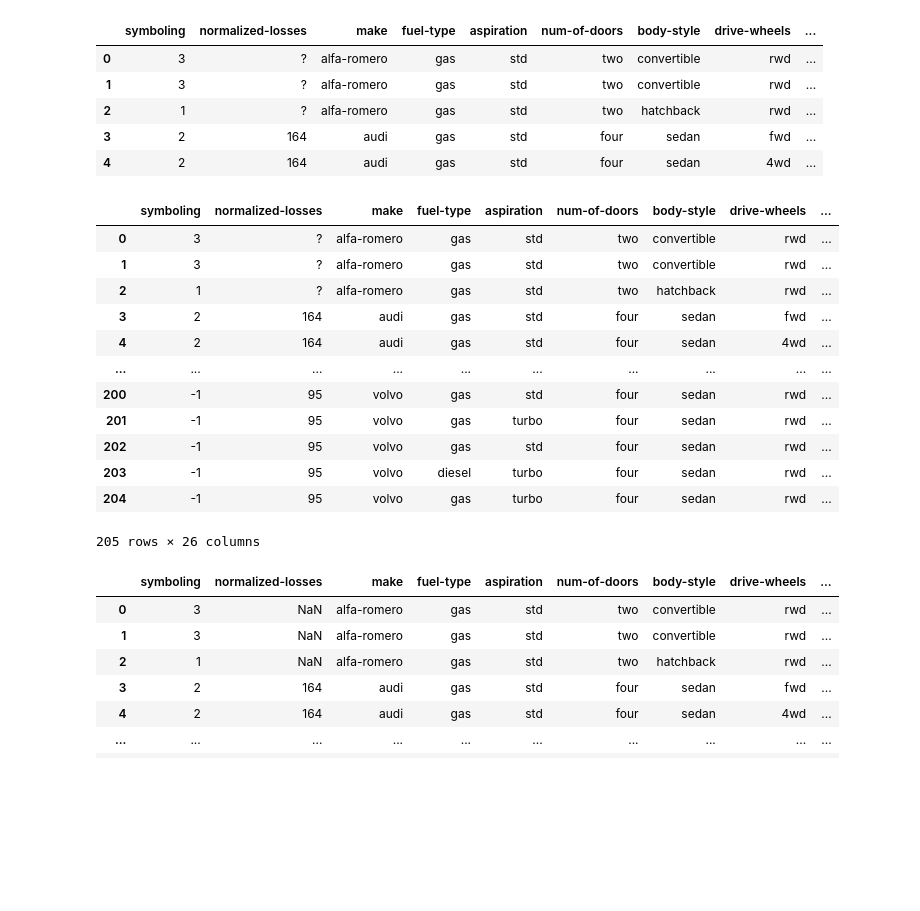
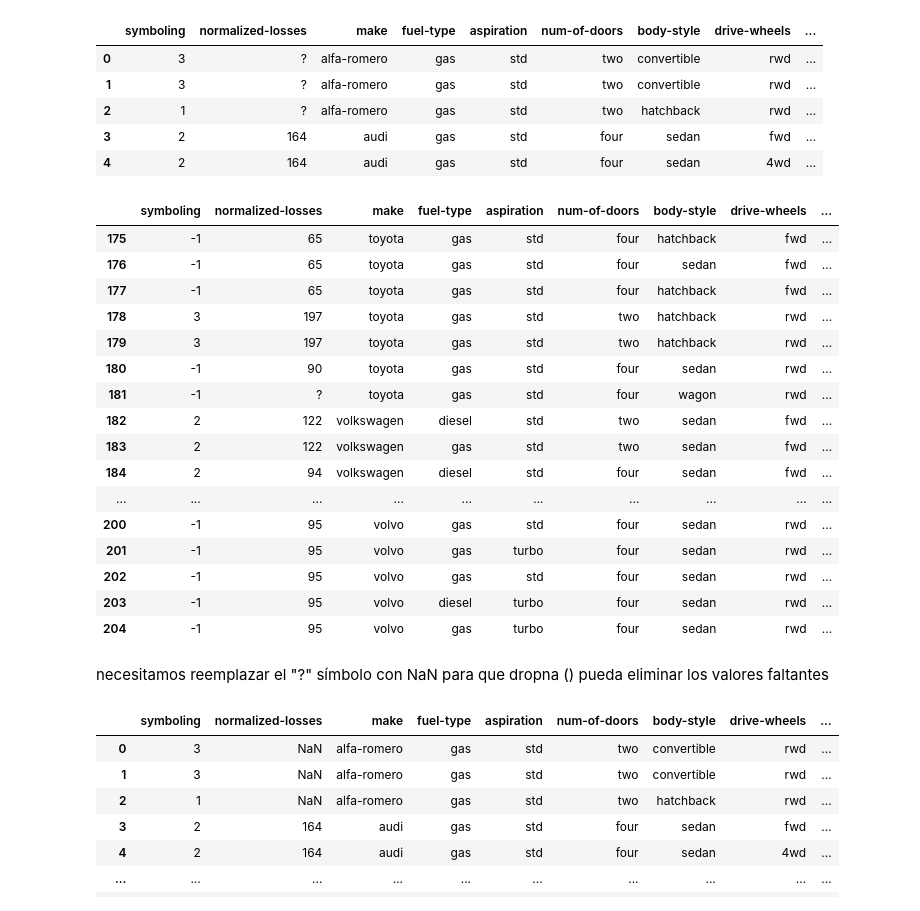
Before and after one commit to RubenMcCarty/Desicion_Making_Model_UPN, a Jupyter notebook: Lab_05_Adquisicion_Datos_Introducción.ipynb, the cells around one changed output. Cells and saved outputs as stored; diff of their text form; code cells hidden in the pictures; blank space fills up the shorter version.

```diff
--- a/Lab_05_Adquisicion_Datos_Introducción.ipynb
+++ b/Lab_05_Adquisicion_Datos_Introducción.ipynb
@@ -162,21 +162,27 @@ df.head()
 | 3 | 2 | 164 | audi | gas | std | four | sedan | fwd | ... |
 | 4 | 2 | 164 | audi | gas | std | four | sedan | 4wd | ... |
 # %%
-df
+df.tail(30)
 # %% [output]
 |  | symboling | normalized-losses | make | fuel-type | aspiration | num-of-doors | body-style | drive-wheels | ... |
-| 0 | 3 | ? | alfa-romero | gas | std | two | convertible | rwd | ... |
-| 1 | 3 | ? | alfa-romero | gas | std | two | convertible | rwd | ... |
-| 2 | 1 | ? | alfa-romero | gas | std | two | hatchback | rwd | ... |
-| 3 | 2 | 164 | audi | gas | std | four | sedan | fwd | ... |
-| 4 | 2 | 164 | audi | gas | std | four | sedan | 4wd | ... |
+| 175 | -1 | 65 | toyota | gas | std | four | hatchback | fwd | ... |
+| 176 | -1 | 65 | toyota | gas | std | four | sedan | fwd | ... |
+| 177 | -1 | 65 | toyota | gas | std | four | hatchback | fwd | ... |
+| 178 | 3 | 197 | toyota | gas | std | two | hatchback | rwd | ... |
+| 179 | 3 | 197 | toyota | gas | std | two | hatchback | rwd | ... |
+| 180 | -1 | 90 | toyota | gas | std | four | sedan | rwd | ... |
+| 181 | -1 | ? | toyota | gas | std | four | wagon | rwd | ... |
+| 182 | 2 | 122 | volkswagen | diesel | std | two | sedan | fwd | ... |
+| 183 | 2 | 122 | volkswagen | gas | std | two | sedan | fwd | ... |
+| 184 | 2 | 94 | volkswagen | diesel | std | four | sedan | fwd | ... |
 | ... | ... | ... | ... | ... | ... | ... | ... | ... | ... |
 | 200 | -1 | 95 | volvo | gas | std | four | sedan | rwd | ... |
 | 201 | -1 | 95 | volvo | gas | turbo | four | sedan | rwd | ... |
 | 202 | -1 | 95 | volvo | gas | std | four | sedan | rwd | ... |
 | 203 | -1 | 95 | volvo | diesel | turbo | four | sedan | rwd | ... |
 | 204 | -1 | 95 | volvo | gas | turbo | four | sedan | rwd | ... |
-205 rows × 26 columns
+# %% [markdown]
+necesitamos reemplazar el "?" símbolo con NaN para que dropna () pueda eliminar los valores faltantes
 # %%
 df1 = df.replace ('?', np.NaN)
 # %%
```
Also changed, not shown: parts of 13 cells of this notebook.
